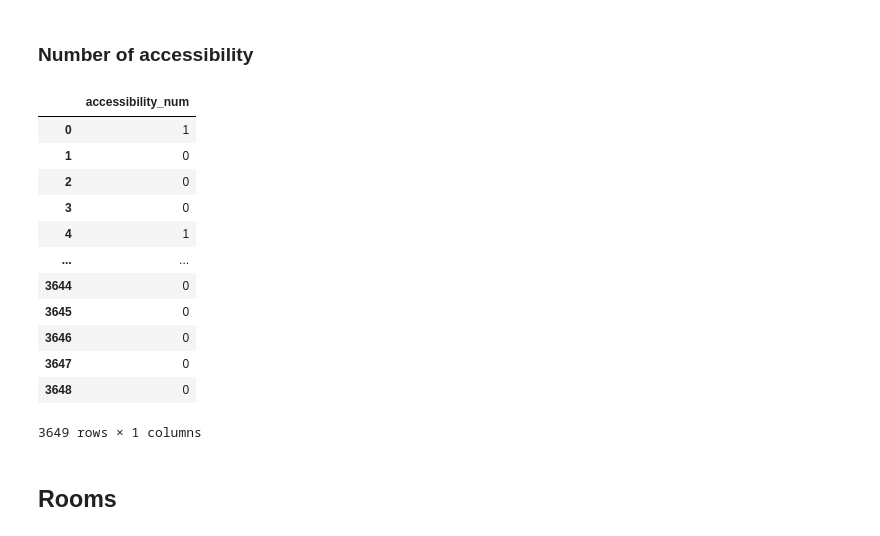
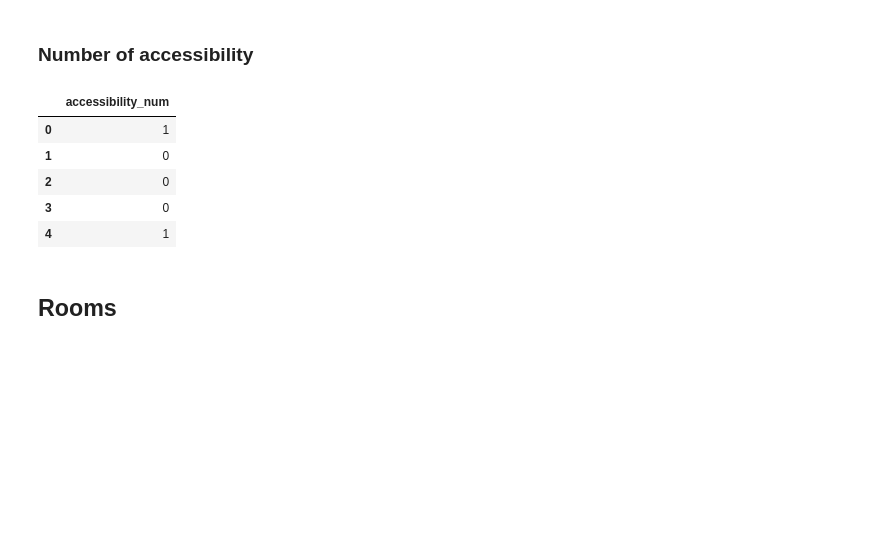
Before and after one commit to luowx0905/Individual-Project, a Jupyter notebook: sell property/read_dataset/read_property_data.ipynb, the cells around one changed output. Cells and saved outputs as stored; diff of their text form; code cells hidden in the pictures; blank space fills up the shorter version.

```diff
--- a/sell property/read_dataset/read_property_data.ipynb
+++ b/sell property/read_dataset/read_property_data.ipynb
@@ -55,0 +59,3 @@ dtype: float64
+# %%
+sale_data = data[data["Sale or Let"] == "Sale"]
+rental_data = data[data["Sale or Let"] == "Rental"]
@@ -55,0 +70,5 @@ dtype: float64
+# %%
+nan_data = sale_data.isnull().sum()
+for i in range(len(nan_data)):
+    nan_data.iloc[i] = nan_data.iloc[i] / sale_data.shape[0] * 100
+nan_data
@@ -55,0 +95,5 @@ dtype: float64
+# %%
+nan_data = rental_data.isnull().sum()
+for i in range(len(nan_data)):
+    nan_data.iloc[i] = nan_data.iloc[i] / rental_data.shape[0] * 100
+nan_data
@@ -467,22 +556,15 @@ Wide doorways                         47
 # %%
 accessibility = data[accessibility_name]
 accessibility_num = [accessibility.iloc[i].count() for i in range(len(accessibility))]
 temp = pd.DataFrame({"accessibility_num": accessibility_num})
-temp
+temp.head()
 # %% [output]
 |  | accessibility_num |
 | 0 | 1 |
 | 1 | 0 |
 | 2 | 0 |
 | 3 | 0 |
 | 4 | 1 |
-| ... | ... |
-| 3644 | 0 |
-| 3645 | 0 |
-| 3646 | 0 |
-| 3647 | 0 |
-| 3648 | 0 |
-3649 rows × 1 columns
 # %% [markdown]
 ## Rooms
 # %%
```
Also changed, not shown: parts of 25 cells of this notebook, 16 other files.
